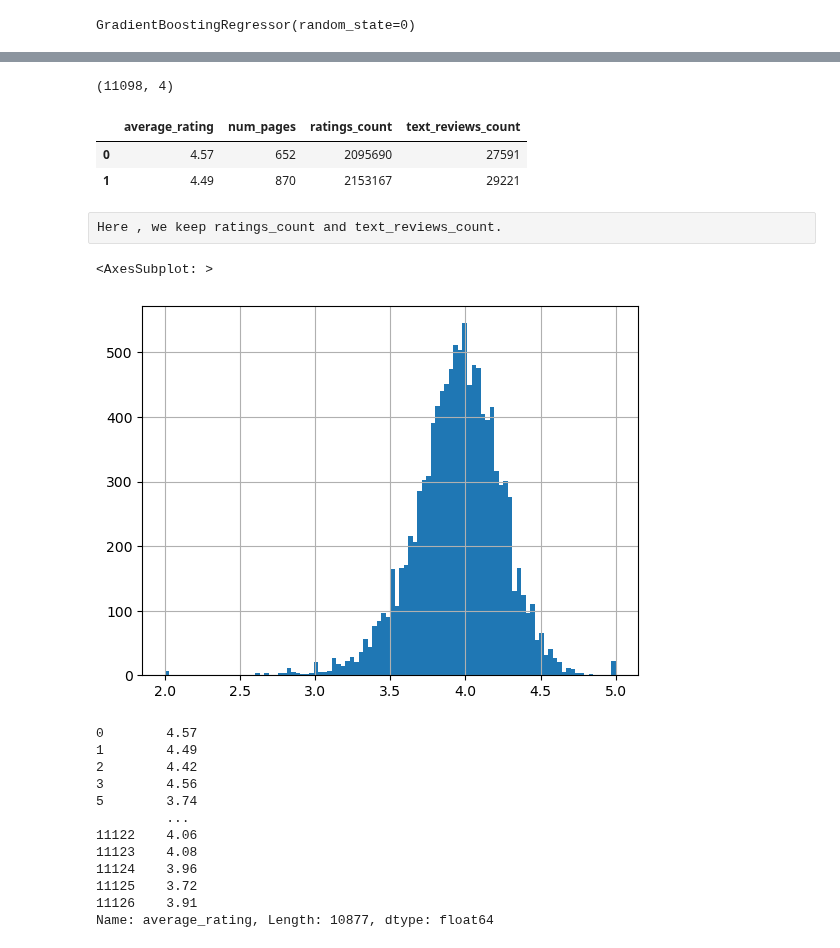
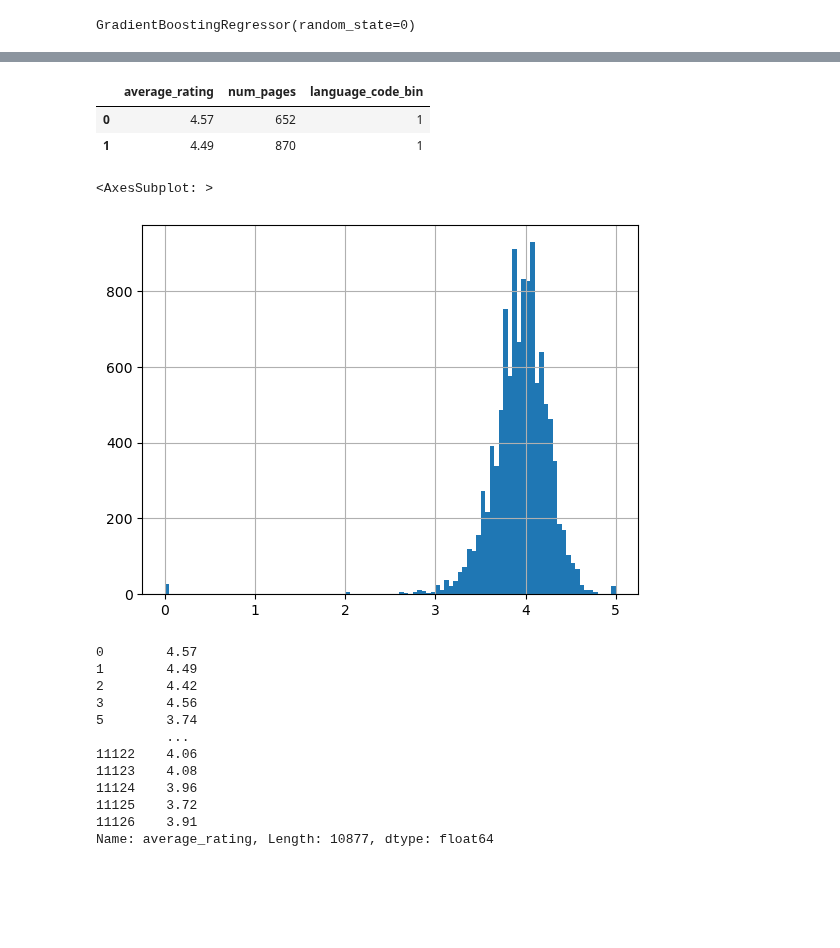
Before and after one commit to phenixMaster/books_rating_project_python_main, a Jupyter notebook: Python_labs_project.ipynb, the cells around one changed output, grey strips where cells are left out. Saved outputs shown, nothing was run; the diff lists cells and outputs as text; code cells hidden in the pictures; blank space fills up the shorter version.

```diff
--- a/Python_labs_project.ipynb
+++ b/Python_labs_project.ipynb
@@ -750,15 +722,3 @@ df2 = df.loc[df.average_rating >= 2,['average_rating', 'num_pages', 'ratings_cou
-# %%
-df2.shape
-# %% [output]
-(11098, 4)
-# %%
-df2.head(2)
-# %% [output]
-|  | average_rating | num_pages | ratings_count | text_reviews_count |
-| 0 | 4.57 | 652 | 2095690 | 27591 |
-| 1 | 4.49 | 870 | 2153167 | 29221 |
-# %% [raw]
-Here , we keep ratings_count and text_reviews_count.
 # %%
 # detect and remove outliers function
 def remove_outliers(X,bins = 50, plot = "bool"):
@@ -777,10 +737,22 @@ def remove_outliers(X,bins = 50, plot = "bool"):
     if plot :
           X.hist( bins = bins,legend = {""})
     return X
+# %%
+# remove ouliers OR NOT
+q1,q3 = df.average_rating.quantile([.25,.75])
+iqr = q3 - q1
+#df_mdl = df_final[df_final.average_rating.between(q1 - 1.5*iqr, q3 + 1.5*iqr,inclusive = "both")]
+df_mdl = df[["average_rating","num_pages","language_code_bin"]]
+# %%
+df_mdl.head(2)
+# %% [output]
+|  | average_rating | num_pages | language_code_bin |
+| 0 | 4.57 | 652 | 1 |
+| 1 | 4.49 | 870 | 1 |
 # %%
-df2.average_rating.hist(bins = 100)
+df_mdl.average_rating.hist(bins = 100)
 # %% [output]
 <AxesSubplot: >
-[figure, old version]
+[figure, new version]
 # %%
 
```
Also changed, not shown: parts of 51 cells of this notebook.
